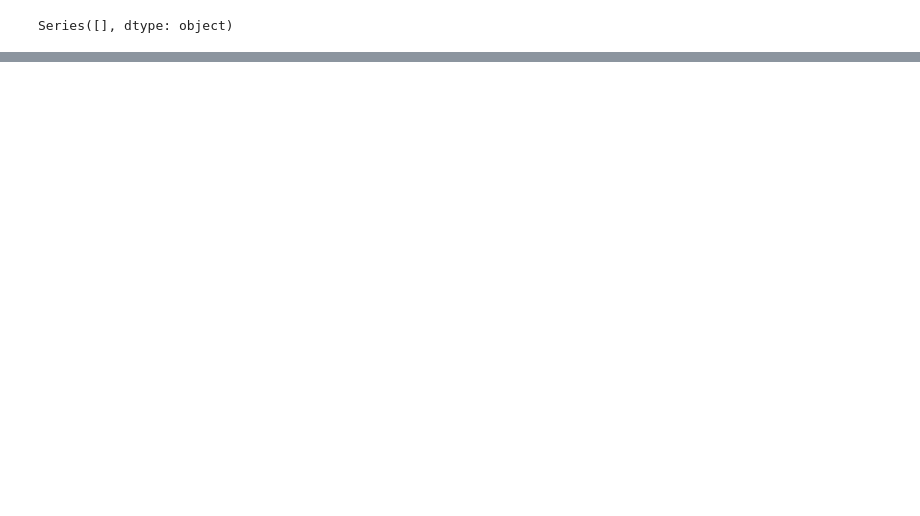
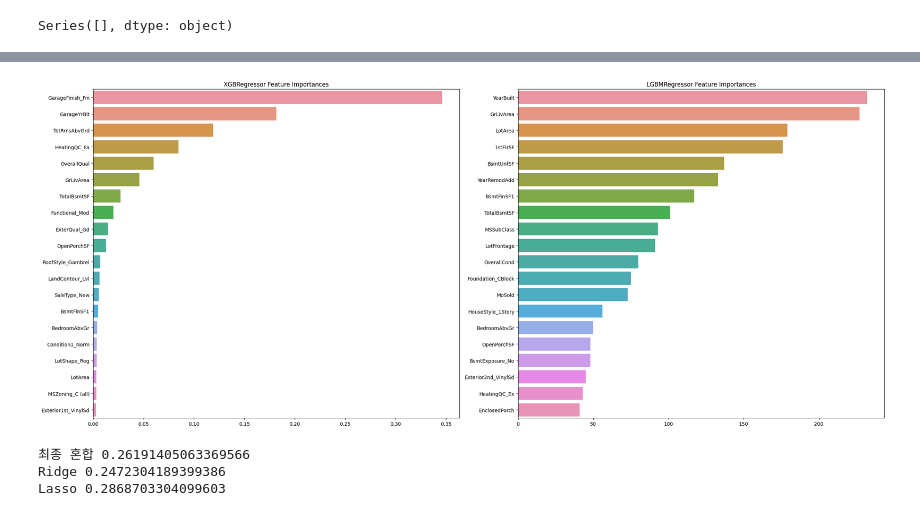
Before and after one commit to Kyoeun33/18_kdt_mechinelearning, a Jupyter notebook: ch05/5_4.ipynb, the cells around one changed output, grey strips where cells are left out. Drawn from its saved outputs; the diff is of its cells as text; code cells hidden in the pictures; blank space fills up the shorter version.

```diff
--- a/ch05/5_4.ipynb
+++ b/ch05/5_4.ipynb
@@ -174,0 +343,8 @@ visualize_coef(models)
+# %%
+from xgboost import XGBRegressor
+
+xgb_params = {"n_estimator" : [1000]}
+xgb_reg = XGBRegressor(n_estimators = 1000 , learing_rate = 0.05,
+                       colsample_bytree = 0.5, subsample = 0.8)
+
+best_xgb = print_best_params(xgb_reg,xgb_params)
@@ -174,0 +371,8 @@ visualize_coef(models)
+# %%
+from lightgbm import LGBMRegressor
+
+lgbm_parmas = {"n_estimator" : [1000]}
+lgbm_reg = LGBMRegressor(n_estimators = 1000 , learning_rate= 0.05 , num_leaves = 4 , subsample = 0.6 , colsample_bytree= 0.4 ,
+                         reg_lambda= 10 ,n_jobs = -1 , verdose = -1)
+
+best_lgbm = print_best_params(lgbm_reg , lgbm_parmas)
@@ -174,0 +397,52 @@ visualize_coef(models)
+# %%
+def get_top_features(model):
+    ftr_importance = pd.Series(
+        model.feature_importances_,
+        index=X_features.columns
+    )
+    return ftr_importance.sort_values(ascending=False).head(20)
+
+
+def visualize_ft_importances(models):
+    fig, axs = plt.subplots(figsize=(24, 10), nrows=1, ncols=len(models))
+
+    if len(models) == 1:
+        axs = [axs]
+
+    for ax, model in zip(axs, models):
+        top_features = get_top_features(model)
+        ax.set_title(f"{model.__class__.__name__} Feature Importances")
+        sns.barplot(x=top_features.values, y=top_features.index, ax=ax)
+
+    plt.tight_layout()
+    plt.show()
+
+
+models = [best_xgb, best_lgbm]
+visualize_ft_importances(models)
+# %% [output]
+[figure, added]
+# %%
+def get_rmse_pred(preds):
+    for key in preds.keys():
+        pred_value = preds[key]
+        mse = mean_squared_error(y_test, pred_value)
+        rmse = np.sqrt(mse)
+        print(key,rmse)
+
+ridge_reg = Ridge(alpha= 8)
+ridge_reg.fit(X_train, y_train)
+lasso_reg = Lasso(alpha= 0.001)
+lasso_reg.fit(X_train , y_train)
+
+
+ridge_pred = ridge_reg.predict(X_test)
+Lasso_pred = lasso_reg.predict(X_test)
+
+pred = 0.4 * ridge_pred + 0.6 * Lasso_pred
+preds = {"최종 혼합":pred , "Ridge" : ridge_pred, "Lasso" : Lasso_pred}
+get_rmse_pred(preds)
+# %% [output]
+최종 혼합 0.26191405063369566
+Ridge 0.2472304189399386
+Lasso 0.2868703304099603
```
Also changed, not shown: parts of 22 cells of this notebook, 14 other files.
